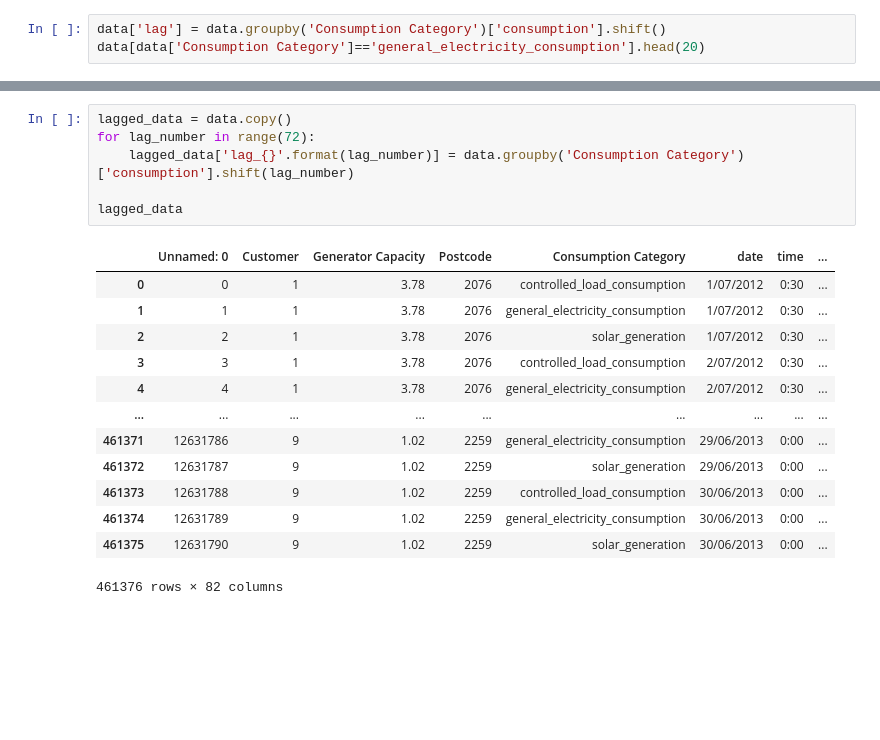
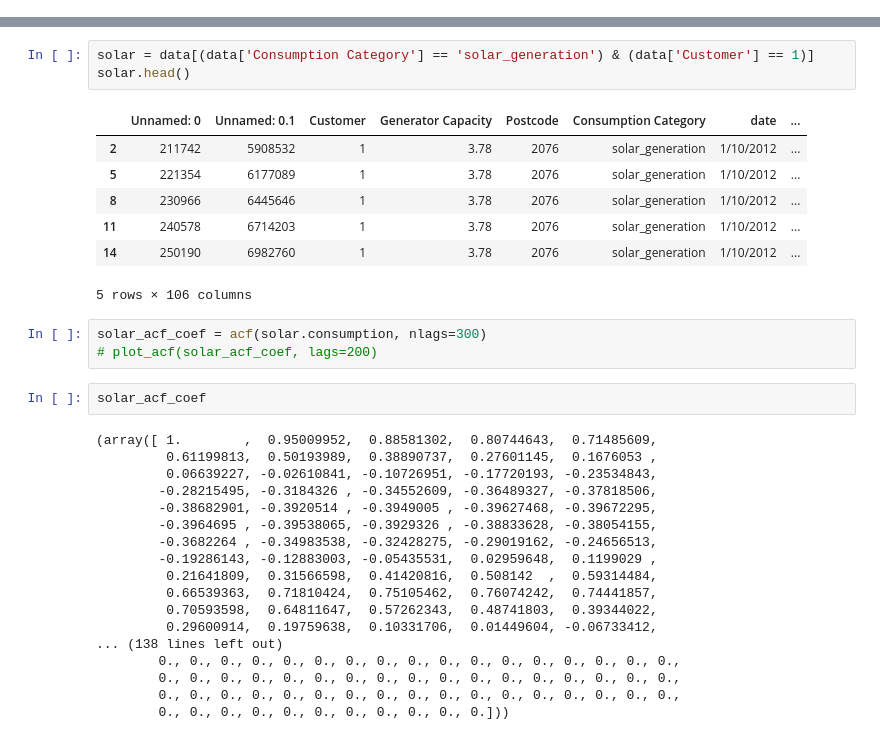
Before and after one commit to alexanderkell/battery-optimisation, a Jupyter notebook: notebooks/features/2.0-ajmk-feature-selection.ipynb, the cells around one changed output, grey strips where cells are left out. Saved outputs shown, nothing was run; the diff lists cells and outputs as text; blank space fills up the shorter version.

```diff
--- a/notebooks/features/2.0-ajmk-feature-selection.ipynb
+++ b/notebooks/features/2.0-ajmk-feature-selection.ipynb
@@ -30,3 +30,0 @@ data.head(20)
-# %%
-data['lag'] = data.groupby('Consumption Category')['consumption'].shift()
-data[data['Consumption Category']=='general_electricity_consumption'].head(20)
@@ -51,20 +31,34 @@ data[data['Consumption Category']=='general_electricity_consumption'].head(20)
-# %%
-lagged_data = data.copy()
-for lag_number in range(72):
-    lagged_data['lag_{}'.format(lag_number)] = data.groupby('Consumption Category')['consumption'].shift(lag_number)
-
-lagged_data
-# %% [output]
-|  | Unnamed: 0 | Customer | Generator Capacity | Postcode | Consumption Category | date | time | ... |
-| 0 | 0 | 1 | 3.78 | 2076 | controlled_load_consumption | 1/07/2012 | 0:30 | ... |
-| 1 | 1 | 1 | 3.78 | 2076 | general_electricity_consumption | 1/07/2012 | 0:30 | ... |
-| 2 | 2 | 1 | 3.78 | 2076 | solar_generation | 1/07/2012 | 0:30 | ... |
-| 3 | 3 | 1 | 3.78 | 2076 | controlled_load_consumption | 2/07/2012 | 0:30 | ... |
-| 4 | 4 | 1 | 3.78 | 2076 | general_electricity_consumption | 2/07/2012 | 0:30 | ... |
-| ... | ... | ... | ... | ... | ... | ... | ... | ... |
-| 461371 | 12631786 | 9 | 1.02 | 2259 | general_electricity_consumption | 29/06/2013 | 0:00 | ... |
-| 461372 | 12631787 | 9 | 1.02 | 2259 | solar_generation | 29/06/2013 | 0:00 | ... |
-| 461373 | 12631788 | 9 | 1.02 | 2259 | controlled_load_consumption | 30/06/2013 | 0:00 | ... |
-| 461374 | 12631789 | 9 | 1.02 | 2259 | general_electricity_consumption | 30/06/2013 | 0:00 | ... |
-| 461375 | 12631790 | 9 | 1.02 | 2259 | solar_generation | 30/06/2013 | 0:00 | ... |
-461376 rows × 82 columns
+# %%
+solar = data[(data['Consumption Category'] == 'solar_generation') & (data['Customer'] == 1)]
+solar.head()
+# %% [output]
+|  | Unnamed: 0 | Unnamed: 0.1 | Customer | Generator Capacity | Postcode | Consumption Category | date | ... |
+| 2 | 211742 | 5908532 | 1 | 3.78 | 2076 | solar_generation | 1/10/2012 | ... |
+| 5 | 221354 | 6177089 | 1 | 3.78 | 2076 | solar_generation | 1/10/2012 | ... |
+| 8 | 230966 | 6445646 | 1 | 3.78 | 2076 | solar_generation | 1/10/2012 | ... |
+| 11 | 240578 | 6714203 | 1 | 3.78 | 2076 | solar_generation | 1/10/2012 | ... |
+| 14 | 250190 | 6982760 | 1 | 3.78 | 2076 | solar_generation | 1/10/2012 | ... |
+5 rows × 106 columns
+# %%
+solar_acf_coef = acf(solar.consumption, nlags=300)
+# plot_acf(solar_acf_coef, lags=200)
+# %%
+solar_acf_coef
+# %% [output]
+(array([ 1.        ,  0.95009952,  0.88581302,  0.80744643,  0.71485609,
+         0.61199813,  0.50193989,  0.38890737,  0.27601145,  0.1676053 ,
+         0.06639227, -0.02610841, -0.10726951, -0.17720193, -0.23534843,
+        -0.28215495, -0.3184326 , -0.34552609, -0.36489327, -0.37818506,
+        -0.38682901, -0.3920514 , -0.3949005 , -0.39627468, -0.39672295,
+        -0.3964695 , -0.39538065, -0.3929326 , -0.38833628, -0.38054155,
+        -0.3682264 , -0.34983538, -0.32428275, -0.29019162, -0.24656513,
+        -0.19286143, -0.12883003, -0.05435531,  0.02959648,  0.1199029 ,
+         0.21641809,  0.31566598,  0.41420816,  0.508142  ,  0.59314484,
+         0.66539363,  0.71810424,  0.75105462,  0.76074242,  0.74441857,
+         0.70593598,  0.64811647,  0.57262343,  0.48741803,  0.39344022,
+         0.29600914,  0.19759638,  0.10331706,  0.01449604, -0.06733412,
+... (138 lines left out)
+        0., 0., 0., 0., 0., 0., 0., 0., 0., 0., 0., 0., 0., 0., 0., 0., 0.,
+        0., 0., 0., 0., 0., 0., 0., 0., 0., 0., 0., 0., 0., 0., 0., 0., 0.,
+        0., 0., 0., 0., 0., 0., 0., 0., 0., 0., 0., 0., 0., 0., 0., 0., 0.,
+        0., 0., 0., 0., 0., 0., 0., 0., 0., 0., 0.]))
```
Also changed, not shown: parts of 4 cells of this notebook, 1 other file.
